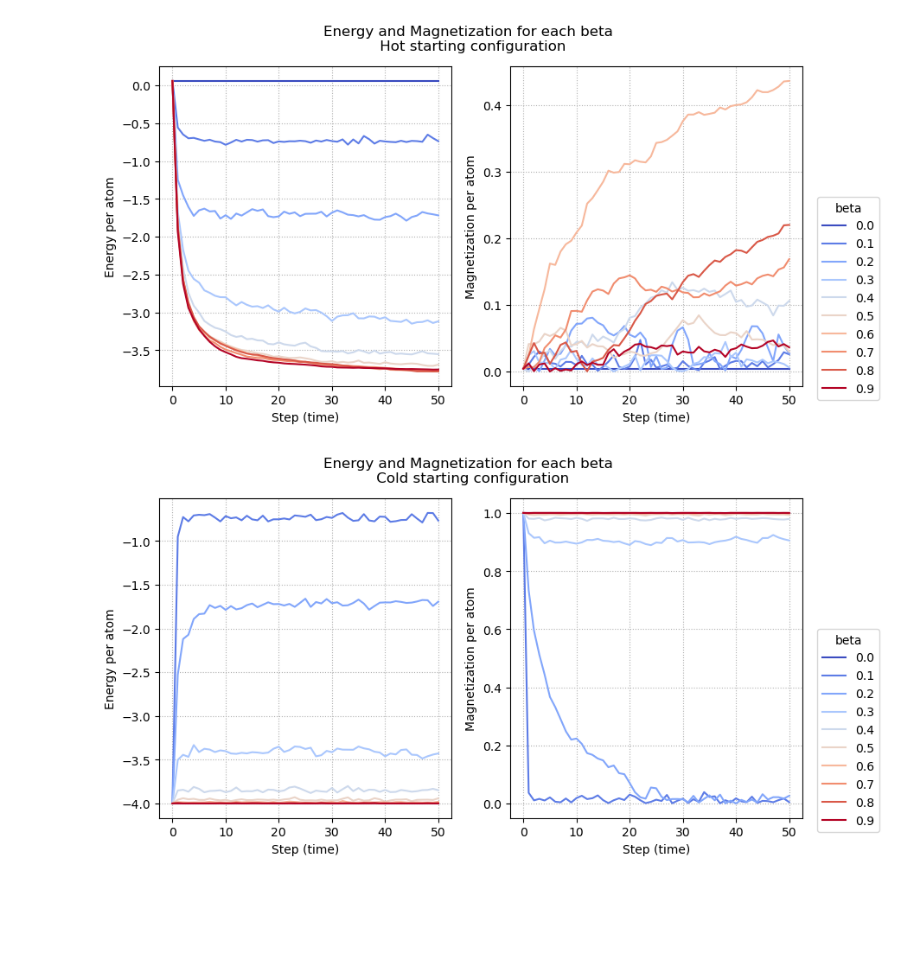
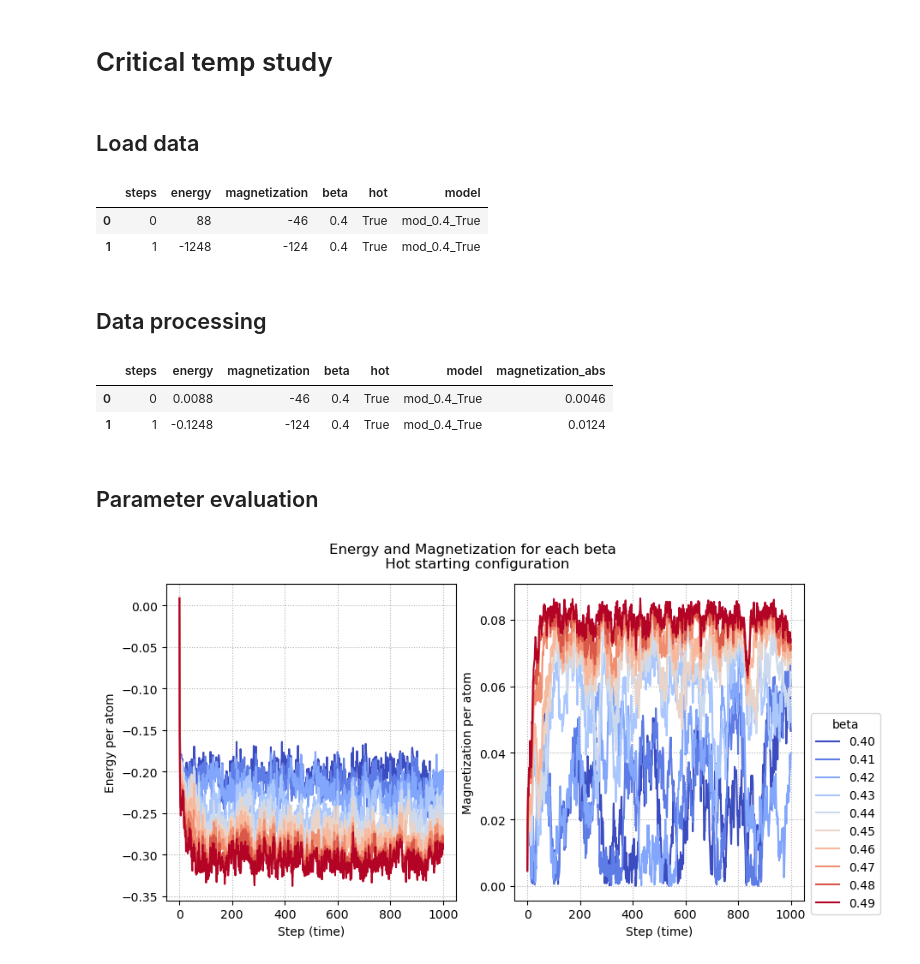
Before and after one commit to lbitsiko/ising-agent, a Jupyter notebook: parameter_evaluation.ipynb, the cells around one changed output. Saved outputs shown, nothing was run; the diff lists cells and outputs as text; code cells hidden in the pictures; blank space fills up the shorter version.

```diff
--- a/parameter_evaluation.ipynb
+++ b/parameter_evaluation.ipynb
@@ -32,0 +120,3 @@ colors = colormap(normalize(betas))
+# %%
+activations = ["random","simultaneous"]  # activation function
+algos = ["metropolis", "heat_bath"]
@@ -33,69 +165,66 @@ colors = colormap(normalize(betas))
+# %% [markdown]
+# Critical temp study
+# %% [markdown]
+## Load data
+# %%
+df = pd.read_csv("studies/critical_temp_study.csv")
+df.head(2)
+# %% [output]
+|  | steps | energy | magnetization | beta | hot | model |
+| 0 | 0 | 88 | -46 | 0.4 | True | mod_0.4_True |
+| 1 | 1 | -1248 | -124 | 0.4 | True | mod_0.4_True |
+# %% [markdown]
+## Data processing
+# %%
+df["magnetization_abs"] = np.abs(df["magnetization"])
+df["magnetization_abs"] = df["magnetization_abs"]/(100*100) # magnetization per atom
+df["energy"] = df["energy"]/(100*100) # energy per atom
+df.head(2)
+# %% [output]
+|  | steps | energy | magnetization | beta | hot | model | magnetization_abs |
+| 0 | 0 | 0.0088 | -46 | 0.4 | True | mod_0.4_True | 0.0046 |
+| 1 | 1 | -0.1248 | -124 | 0.4 | True | mod_0.4_True | 0.0124 |
+# %% [markdown]
+## Parameter evaluation
+# %%
+# betas in the study - use coolwarm colormap
+betas = sorted(set(df.beta.value_counts().index))
+normalize = plt.Normalize(min(betas), max(betas))
+colormap = plt.cm.coolwarm
+colors = colormap(normalize(betas))
 # %%
 fig, (ax1, ax2) = plt.subplots(nrows=1,ncols=2, figsize=(1.5*6.4, 4.8))
 
 for beta, color in zip(betas, colors): # one line per temperature
     df_plot = df[df["beta"] == beta]
     df_plot = df_plot[df_plot["hot"]] # filter hot starting states
 
     # sort accroding to simulation step (time)
     df_plot = df_plot.sort_values(by="steps", ascending=True)
 
-    ax1.plot(df_plot["steps"], df_plot["energy"], label=f'{beta:.1f}', color=color)
-    ax2.plot(df_plot["steps"], df_plot["magnetization_abs"], label=f'{beta:.1f}', color=color)
+    ax1.plot(df_plot["steps"], df_plot["energy"], label=f'{beta:.2f}', color=color)
+    ax2.plot(df_plot["steps"], df_plot["magnetization_abs"], label=f'{beta:.2f}', color=color)
 
 # ax1.legend()
 
 fig.suptitle("Energy and Magnetization for each beta \n Hot starting configuration")
 
 handles, labels = ax2.get_legend_handles_labels()
 fig.legend(handles, labels, loc='upper right', bbox_to_anchor=(1.0, 0.58), title="beta")
 
 
 ax1.set_ylabel("Energy per atom")
 ax2.set_ylabel("Magnetization per atom")
 
 ax1.set_xlabel("Step (time)")
 ax2.set_xlabel("Step (time)")
 
 ax1.grid(ls=':')
 ax2.grid(ls=':')
 
 plt.show()
 # %% [output]
-[figure, old version]
+[figure, new version]
-# %%
-fig, (ax1, ax2) = plt.subplots(nrows=1,ncols=2, figsize=(1.5*6.4, 4.8))
-
-for beta, color in zip(betas, colors): # one line per temperature
-    df_plot = df[df["beta"] == beta]
-    df_plot = df_plot[df_plot["hot"]==False] # filter hot starting states
-
-    # sort accroding to simulation step (time)
-    df_plot = df_plot.sort_values(by="steps", ascending=True)
-
-    ax1.plot(df_plot["steps"], df_plot["energy"], label=f'{beta:.1f}', color=color)
-    ax2.plot(df_plot["steps"], df_plot["magnetization_abs"], label=f'{beta:.1f}', color=color)
-
-# ax1.legend()
-
-fig.suptitle("Energy and Magnetization for each beta \n Cold starting configuration")
-
-handles, labels = ax2.get_legend_handles_labels()
-fig.legend(handles, labels, loc='upper right', bbox_to_anchor=(1.0, 0.58), title="beta")
-
-
-ax1.set_ylabel("Energy per atom")
-ax2.set_ylabel("Magnetization per atom")
-
-ax1.set_xlabel("Step (time)")
-ax2.set_xlabel("Step (time)")
-
-ax1.grid(ls=':')
-ax2.grid(ls=':')
-
-plt.show()
-# %% [output]
-[figure, removed]
 # %%
 fig, (ax1, ax2) = plt.subplots(nrows=1, ncols=2, figsize=(1.5*6.4, 4.8))
 
```
Also changed, not shown: parts of 16 cells of this notebook, 12 other files.
